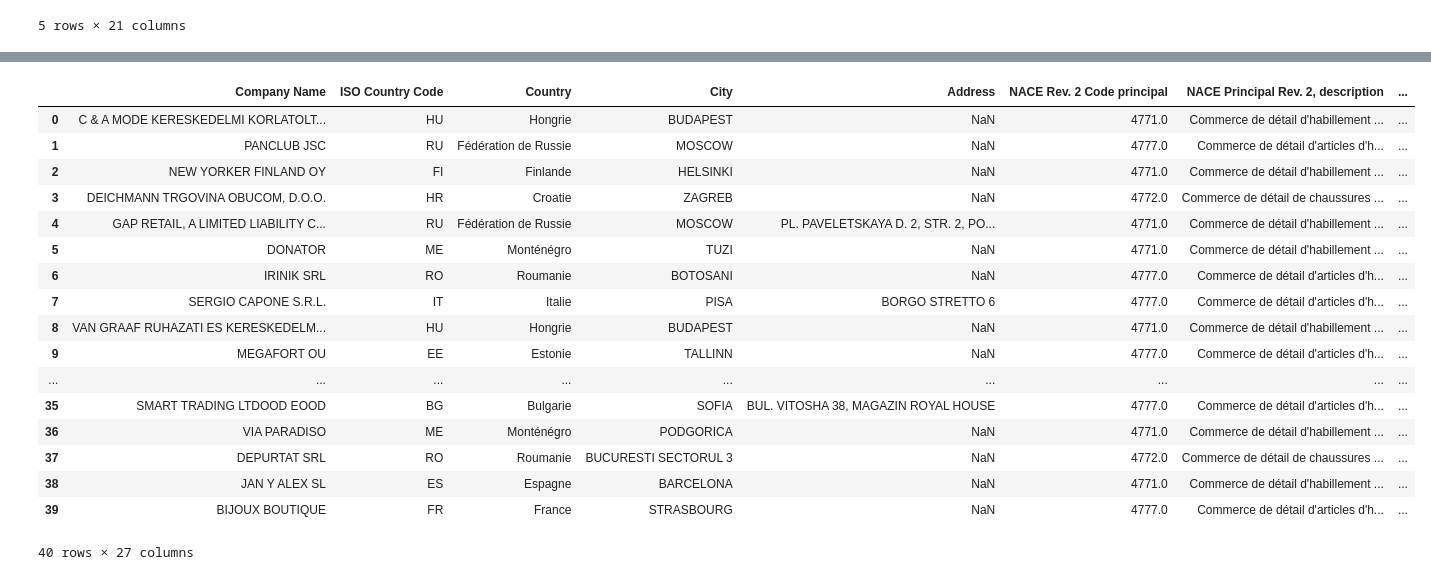
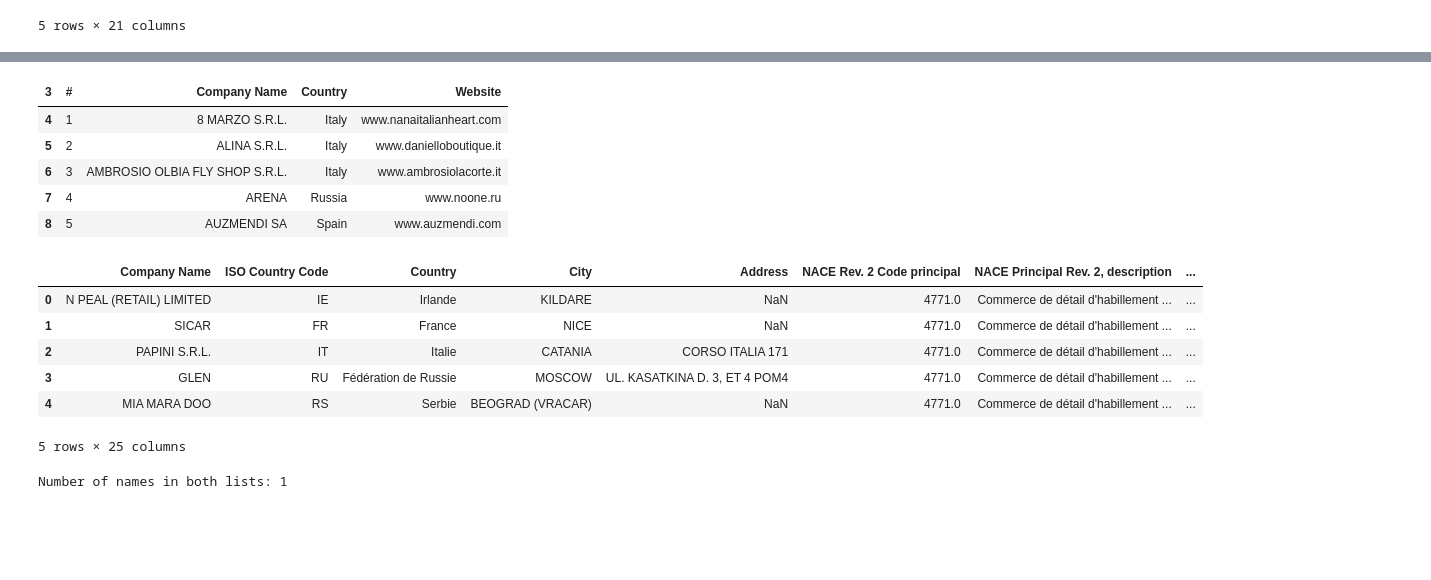
Before and after one commit to AdeStAff/comps_extraction, a Jupyter notebook: data_extraction.ipynb, the cells around one changed output, grey strips where cells are left out. Saved outputs shown, nothing was run; the diff lists cells and outputs as text; code cells hidden in the pictures; blank space fills up the shorter version.

Commit message:
finalized notebook and added final results to data folder

```diff
--- a/data_extraction.ipynb
+++ b/data_extraction.ipynb
@@ -476,21 +498,33 @@ We are very surprised and feel lucky with the results !! Let us save this as a c
+# %%
+# Let us clean this dataframe
+manual_results_int = manual_results.dropna(subset=["Unnamed: 0"],axis=0)
+manual_results_int.columns = manual_results_int.iloc[0]
+manual_results_final = manual_results_int[1:]
+manual_results_final.head()
+# %% [output]
+| 3 | # | Company Name | Country | Website |
+| 4 | 1 | 8 MARZO S.R.L. | Italy | www.nanaitalianheart.com |
+| 5 | 2 | ALINA S.R.L. | Italy | www.danielloboutique.it |
+| 6 | 3 | AMBROSIO OLBIA FLY SHOP S.R.L. | Italy | www.ambrosiolacorte.it |
+| 7 | 4 | ARENA | Russia | www.noone.ru |
+| 8 | 5 | AUZMENDI SA | Spain | www.auzmendi.com |
 # %%
-pd.read_csv("data/data_final.csv")
+our_results = pd.read_csv("data/second_approach_final_results.csv")
+our_results.head()
 # %% [output]
 |  | Company Name | ISO Country Code | Country | City | Address | NACE Rev. 2 Code principal | NACE Principal Rev. 2, description | ... |
-| 0 | C & A MODE KERESKEDELMI KORLATOLT... | HU | Hongrie | BUDAPEST | NaN | 4771.0 | Commerce de détail d'habillement ... | ... |
-| 1 | PANCLUB JSC | RU | Fédération de Russie | MOSCOW | NaN | 4777.0 | Commerce de détail d'articles d'h... | ... |
-| 2 | NEW YORKER FINLAND OY | FI | Finlande | HELSINKI | NaN | 4771.0 | Commerce de détail d'habillement ... | ... |
-| 3 | DEICHMANN TRGOVINA OBUCOM, D.O.O. | HR | Croatie | ZAGREB | NaN | 4772.0 | Commerce de détail de chaussures ... | ... |
-| 4 | GAP RETAIL, A LIMITED LIABILITY C... | RU | Fédération de Russie | MOSCOW | PL. PAVELETSKAYA D. 2, STR. 2, PO... | 4771.0 | Commerce de détail d'habillement ... | ... |
-| 5 | DONATOR | ME | Monténégro | TUZI | NaN | 4771.0 | Commerce de détail d'habillement ... | ... |
-| 6 | IRINIK SRL | RO | Roumanie | BOTOSANI | NaN | 4777.0 | Commerce de détail d'articles d'h... | ... |
-| 7 | SERGIO CAPONE S.R.L. | IT | Italie | PISA | BORGO STRETTO 6 | 4777.0 | Commerce de détail d'articles d'h... | ... |
-| 8 | VAN GRAAF RUHAZATI ES KERESKEDELM... | HU | Hongrie | BUDAPEST | NaN | 4771.0 | Commerce de détail d'habillement ... | ... |
-| 9 | MEGAFORT OU | EE | Estonie | TALLINN | NaN | 4777.0 | Commerce de détail d'articles d'h... | ... |
-| ... | ... | ... | ... | ... | ... | ... | ... | ... |
-| 35 | SMART TRADING LTDOOD EOOD | BG | Bulgarie | SOFIA | BUL. VITOSHA 38, MAGAZIN ROYAL HOUSE | 4777.0 | Commerce de détail d'articles d'h... | ... |
-| 36 | VIA PARADISO | ME | Monténégro | PODGORICA | NaN | 4771.0 | Commerce de détail d'habillement ... | ... |
-| 37 | DEPURTAT SRL | RO | Roumanie | BUCURESTI SECTORUL 3 | NaN | 4772.0 | Commerce de détail de chaussures ... | ... |
-| 38 | JAN Y ALEX SL | ES | Espagne | BARCELONA | NaN | 4771.0 | Commerce de détail d'habillement ... | ... |
-| 39 | BIJOUX BOUTIQUE | FR | France | STRASBOURG | NaN | 4777.0 | Commerce de détail d'articles d'h... | ... |
+| 0 | N PEAL (RETAIL) LIMITED | IE | Irlande | KILDARE | NaN | 4771.0 | Commerce de détail d'habillement ... | ... |
+| 1 | SICAR | FR | France | NICE | NaN | 4771.0 | Commerce de détail d'habillement ... | ... |
+| 2 | PAPINI S.R.L. | IT | Italie | CATANIA | CORSO ITALIA 171 | 4771.0 | Commerce de détail d'habillement ... | ... |
+| 3 | GLEN | RU | Fédération de Russie | MOSCOW | UL. KASATKINA D. 3, ET 4 POM4 | 4771.0 | Commerce de détail d'habillement ... | ... |
+| 4 | MIA MARA DOO | RS | Serbie | BEOGRAD (VRACAR) | NaN | 4771.0 | Commerce de détail d'habillement ... | ... |
-40 rows × 27 columns
+5 rows × 25 columns
+# %%
+# Check how many companies identified correctly
+manual_companies = manual_results_final["Company Name"].to_list()
+our_companies = our_results["Company Name"].tolist()
+common_count = len(set(manual_companies) & set(our_companies))
+
+print(f"Number of names in both lists: {common_count}")
+# %% [output]
+Number of names in both lists: 1
```
Also changed, not shown: parts of 21 cells of this notebook, 3 other files.
